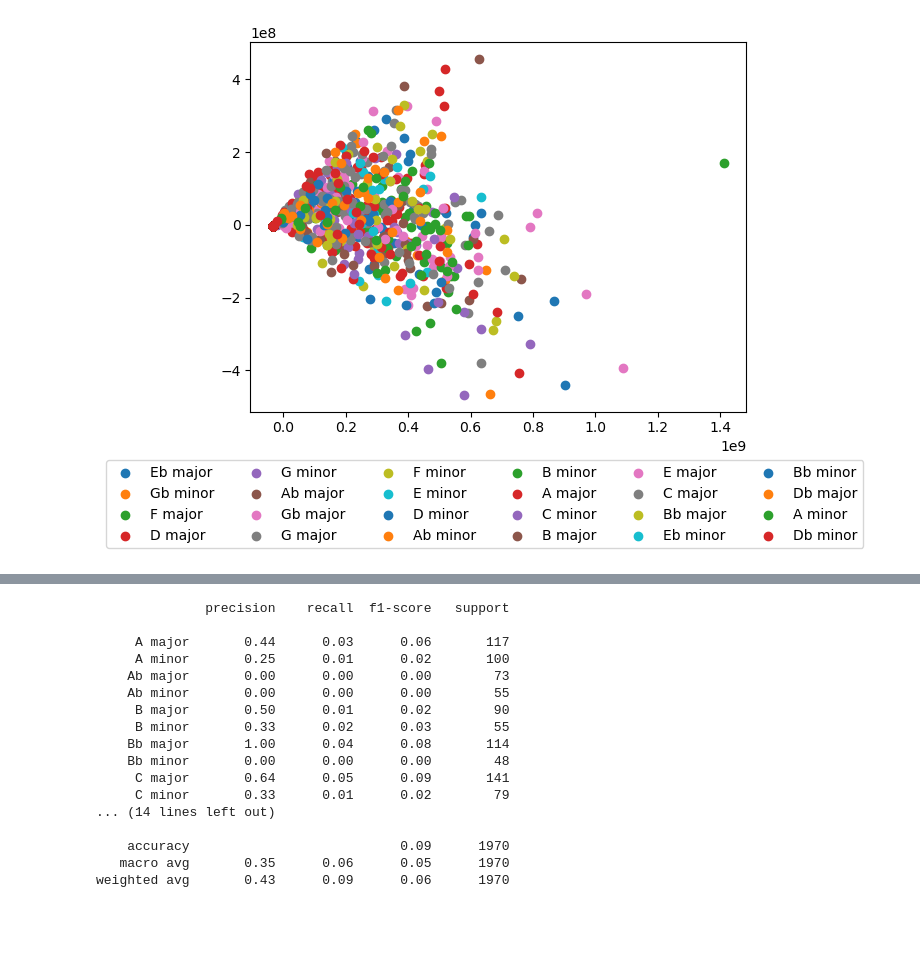
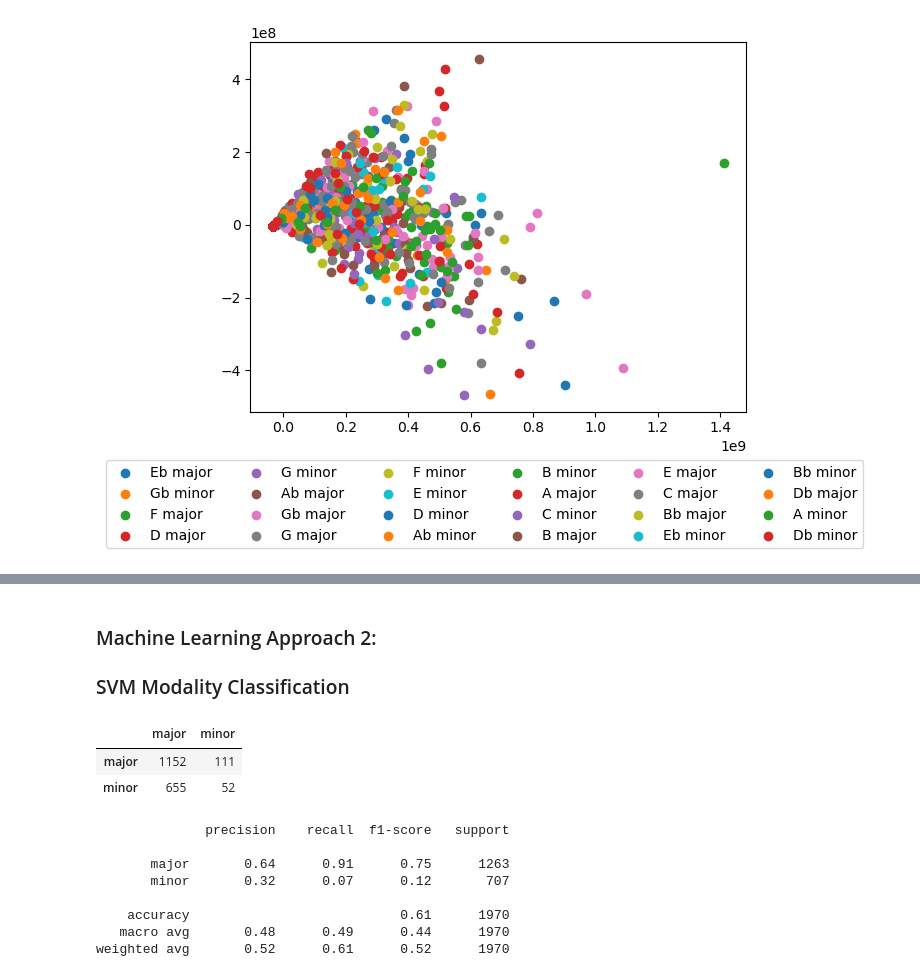
Before and after one commit to maxsivry/CS3540-AudioProject, a Jupyter notebook: main.ipynb, the cells around one changed output, grey strips where cells are left out. Drawn from its saved outputs; the diff is of its cells as text; code cells hidden in the pictures; blank space fills up the shorter version.

Commit message:
Working Max's algorithms into main

```diff
--- a/main.ipynb
+++ b/main.ipynb
@@ -113,8 +153 @@ print(classification_report(y_true=y_test, y_pred=log_reg_results))
 weighted avg       0.79      0.78      0.78      1970
-# %%
-svm = SVC(kernel="poly", C=10)
-svm.fit(X_train, y_train)
-svm_results = svm.predict(X_test)
-
-conf_matrix = confusion_matrix(y_true=y_test, y_pred=svm_results)
-conf_matrix_to_df(conf_matrix, all_keys)
@@ -149,20 +154,43 @@ Text(0.5, 1.0, 'Confusion Matrix Heat Map')
-# %%
-print(classification_report(y_true=y_test, y_pred=svm_results))
-# %% [output]
-              precision    recall  f1-score   support
-
-     A major       0.44      0.03      0.06       117
-     A minor       0.25      0.01      0.02       100
-    Ab major       0.00      0.00      0.00        73
-    Ab minor       0.00      0.00      0.00        55
-     B major       0.50      0.01      0.02        90
-     B minor       0.33      0.02      0.03        55
-    Bb major       1.00      0.04      0.08       114
-    Bb minor       0.00      0.00      0.00        48
-     C major       0.64      0.05      0.09       141
-     C minor       0.33      0.01      0.02        79
-... (14 lines left out)
-
-    accuracy                           0.09      1970
-   macro avg       0.35      0.06      0.05      1970
-weighted avg       0.43      0.09      0.06      1970
+# %% [markdown]
+### Machine Learning Approach 2:
+### SVM Modality Classification
+# %%
+# Transform the target to modality only
+def convert_to_modality(x):
+    return x.split()[1]
+
+y_train_mode = y_train.apply(convert_to_modality)
+y_test_mode = y_test.apply(convert_to_modality)
+
+#transform y into binary array
+label_encoder = LabelEncoder()
+y_train_mode = label_encoder.fit_transform(y_train_mode)
+y_test_mode = label_encoder.fit_transform(y_test_mode)
+# %%
+# Create an SVM classifier
+svm_classifier = SVC(kernel='rbf', gamma='scale', C=75000)
+svm_classifier.fit(X_train, y_train_mode)
+
+y_pred_mode = svm_classifier.predict(X_test)
+target_names = label_encoder.classes_
+# %%
+def conf_matrix_to_df(conf_matrix, target_names):
+    return pd.DataFrame(conf_matrix, columns=target_names, index=target_names)
+
+conf_matrix = confusion_matrix(y_true=y_test_mode, y_pred=y_pred_mode)
+conf_matrix_to_df(conf_matrix, target_names)
+# %% [output]
+|  | major | minor |
+| major | 1152 | 111 |
+| minor | 655 | 52 |
+# %%
+print(classification_report(y_test_mode, y_pred_mode, target_names=target_names))
+# %% [output]
+              precision    recall  f1-score   support
+
+       major       0.64      0.91      0.75      1263
+       minor       0.32      0.07      0.12       707
+
+    accuracy                           0.61      1970
+   macro avg       0.48      0.49      0.44      1970
+weighted avg       0.52      0.61      0.52      1970
```
Also changed, not shown: parts of 10 cells of this notebook, 4 other files.
